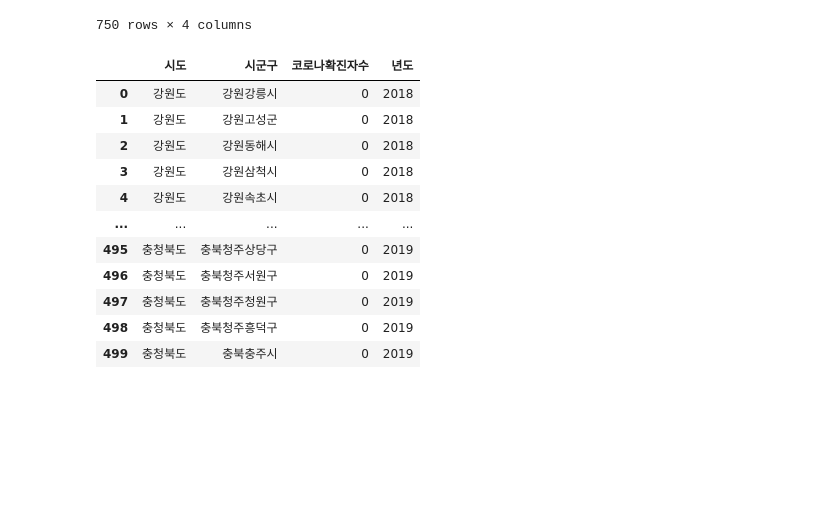
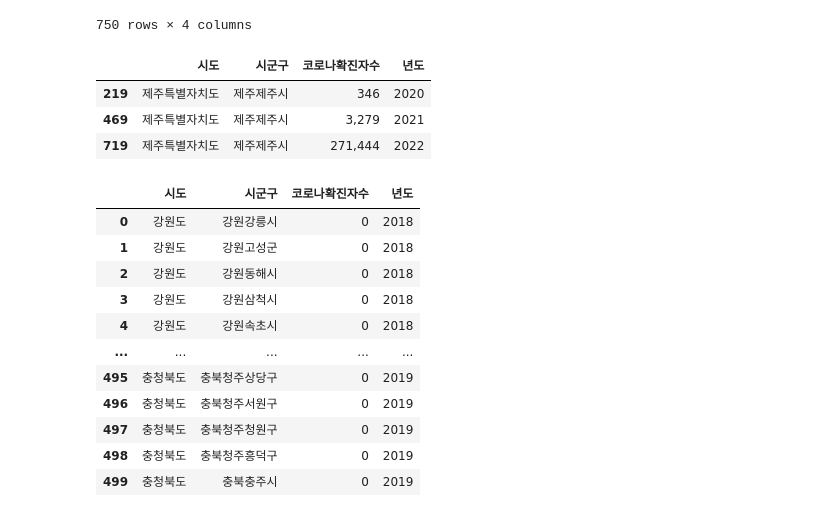
Before and after one commit to bonasoobin/depression-analysis, a Jupyter notebook: 0_Data/park.ipynb, the cells around one changed output. Saved outputs shown, nothing was run; the diff lists cells and outputs as text; code cells hidden in the pictures; blank space fills up the shorter version.

```diff
--- a/0_Data/park.ipynb
+++ b/0_Data/park.ipynb
@@ -2206,6 +2233,13 @@ covid2
 | 748 | 충청북도 | 충북청주흥덕구 | 151,830 | 2022 |
 | 749 | 충청북도 | 충북충주시 | 117,838 | 2022 |
 750 rows × 4 columns
+# %%
+covid2[covid2['시군구'] == '제주제주시']
+# %% [output]
+|  | 시도 | 시군구 | 코로나확진자수 | 년도 |
+| 219 | 제주특별자치도 | 제주제주시 | 346 | 2020 |
+| 469 | 제주특별자치도 | 제주제주시 | 3,279 | 2021 |
+| 719 | 제주특별자치도 | 제주제주시 | 271,444 | 2022 |
 # %%
 covid2018 = covid2.copy()
 covid2018 = covid2018.loc[0:499]
```
Also changed, not shown: parts of 16 cells of this notebook, 5 other files.
